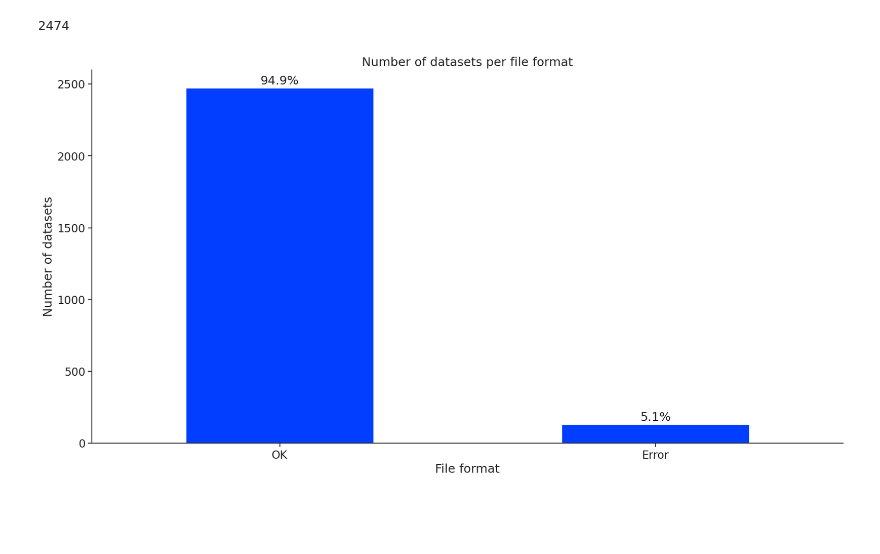
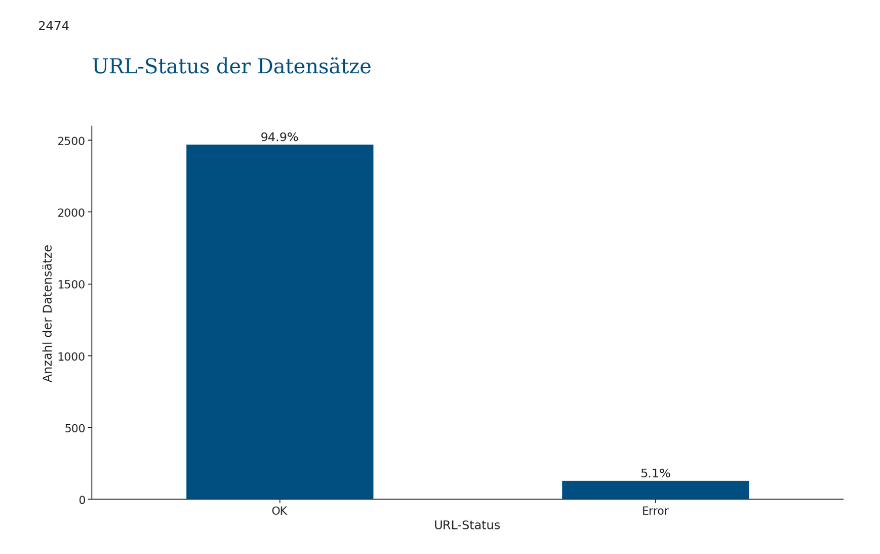
Before and after one commit to DataLab-BMWK/bm-govdata-py, a Jupyter notebook: notebooks/govdata.ipynb, the cells around one changed output. Cells and saved outputs as stored; diff of their text form; code cells hidden in the pictures; blank space fills up the shorter version.

```diff
--- a/notebooks/govdata.ipynb
+++ b/notebooks/govdata.ipynb
@@ -345,0 +356,4 @@ Name: file_format, dtype: int64
+# %%
+# Count number of occurences in format
+df_format = df_format['format'].value_counts()
+print(df_format)
@@ -358,11 +382,16 @@ sns.set_theme(style="ticks", rc=custom_params, font_scale=1.5)
 sns.set_palette("bright")
 
 # Create the plot
-ax = df_file_format.plot(kind='bar', figsize=(20,10), title='Number of datasets per file format')
+ax = df_format.plot(kind='bar', figsize=(20,10), color = "#004F80")
+
+# set font properties and position of title
+title_font = {'size': 30, 'family': 'serif', 'color': '#004F80'}
+ax.set_title("Dateiformate", fontdict=title_font, loc='left', pad=80)
+
 
 # Set the labels
-ax.set_xlabel('File format')
-ax.set_ylabel('Number of datasets')
+ax.set_xlabel('Dateiformat')
+ax.set_ylabel('Anzahl der Datensätze')
 
 # Set the x-axis labels to horizontal
 ax.tick_params(axis='x', labelrotation=0)
@@ -487,8 +516,15 @@ sns.set_theme(style="ticks", rc=custom_params, font_scale=1.5)
 # Set the color palette
 sns.set_palette("bright")
 
+
 # Create the plot
-ax = df_distinct_year.plot(kind='bar', figsize=(20,10), title='Number of datasets per year')
+ax = df_distinct_year.plot(kind='bar', figsize=(20,10), color = '#004F80')
+
+# set font properties and position of title
+title_font = {'size': 30, 'family': 'serif', 'color': '#004F80'}
+ax.set_title("Anzahl Datensätze nach Veröffentlichungsjahr", fontdict=title_font, loc='left', pad=80)
+
+
 
 # Set the labels
 ax.set_xlabel('')
@@ -505,7 +541,7 @@ for p in ax.patches:
 ax.text(1, -0.1, 'Anm.: Veröffentlichungsjahr von BMBF-Daten nicht vorhanden', ha='right', va='center', transform=ax.transAxes)
 
 # Add annotation for 2019 in color black with Text "Größe OD-Aktivitäten"
-ax.annotate('Größte OD-Aktivitäten', xy=(10, 70), xytext=(5, 80), xycoords='data', textcoords='data', arrowprops=dict(arrowstyle="->", connectionstyle="arc3", color = 'black'), color='black')
+#ax.annotate('Größte OD-Aktivitäten', xy=(10, 70), xytext=(5, 80), xycoords='data', textcoords='data', arrowprops=dict(arrowstyle="->", connectionstyle="arc3", color = 'black'), color='black')
 
 # Show the plot
 plt.show()
@@ -676,32 +712,40 @@ results_url_status = pd.read_csv("output/results_url_status.csv")
 (results_url_status["status"] == "OK").sum()
 # %% [output]
 2474
+# %%
+# Change status to Error if the status is not OK
+results_url_status.loc[results_url_status["status"] != "OK", "status"] = "Error"
 # %%
 # Plot results_url_status with Seaborn
 
 # Set the font scale
 sns.set(font_scale=1.5)
 
 custom_params = {"axes.spines.right": False, "axes.spines.top": False}
 sns.set_theme(style="ticks", rc=custom_params, font_scale=1.5)
 
 # Set the color palette
 sns.set_palette("bright")
 # Create the plot
-ax = results_url_status['status'].value_counts().plot(kind='bar', figsize=(20,10), title='Number of datasets per file format')
+ax = results_url_status['status'].value_counts().plot(kind='bar', figsize=(20,10), color = "#004F80")
+
+# set font properties and position of title
+title_font = {'size': 30, 'family': 'serif', 'color': '#004F80'}
+ax.set_title("URL-Status der Datensätze", fontdict=title_font, loc='left', pad=80)
+
 
 # Set the labels
-ax.set_xlabel('File format')
-ax.set_ylabel('Number of datasets')
+ax.set_xlabel('URL-Status')
+ax.set_ylabel('Anzahl der Datensätze')
 
 # Set the x-axis labels to horizontal
 ax.tick_params(axis='x', labelrotation=0)
 
 # Add the percentages
 for p in ax.patches:
     ax.annotate('{:.1f}%'.format(100 * p.get_height() / results_url_status['status'].value_counts().sum()), (p.get_x() + p.get_width() / 2., p.get_height()), ha='center', va='center', xytext=(0, 10), textcoords='offset points')
 
 # Show the plot
 plt.show()
 # %% [output]
-[figure, old version]
+[figure, new version]
```
Also changed, not shown: parts of 9 cells of this notebook.
